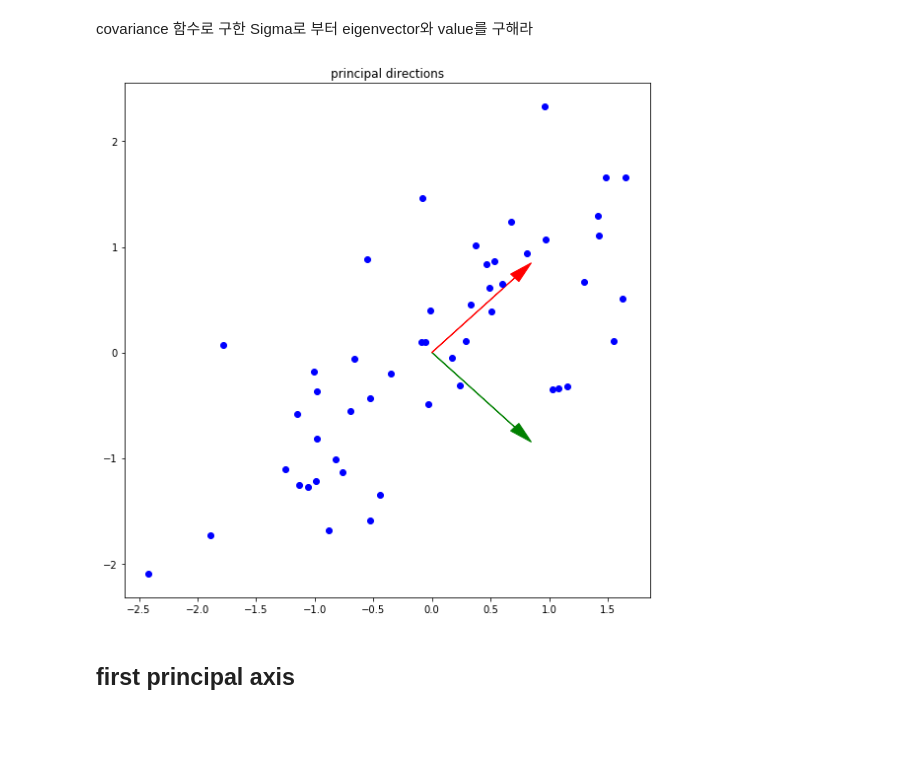
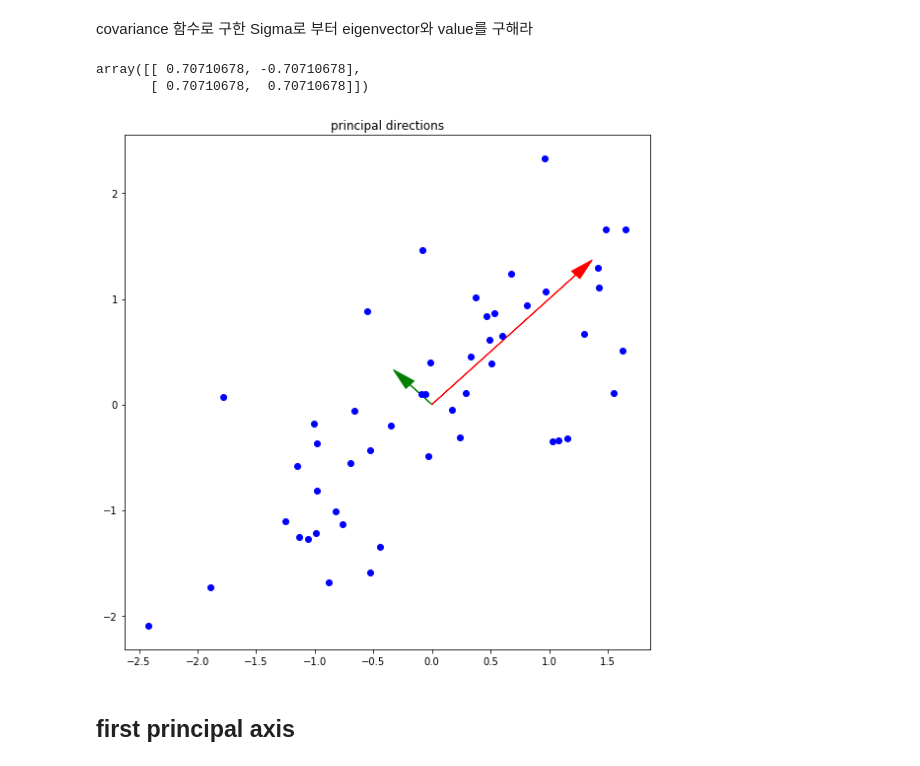
Before and after one commit to chan0139/assignment-machine-learning, a Jupyter notebook: 12/assignment_12.ipynb, the cells around one changed output. Drawn from its saved outputs; the diff is of its cells as text; code cells hidden in the pictures; blank space fills up the shorter version.

```diff
--- a/12/assignment_12.ipynb
+++ b/12/assignment_12.ipynb
@@ -104,18 +104,23 @@ def compute_eigen(X):
 X = compute_covariance(feature_normal)
 # %%
 S, U = compute_eigen(X)
+# %%
+U
+# %% [output]
+array([[ 0.70710678, -0.70710678],
+       [ 0.70710678,  0.70710678]])
 # %%
 plt.figure(figsize=(8,8))
 plt.title('principal directions')
 
 ax = plt.axes()
-ax.arrow(0, 0, U[0][0], U[0][1], head_width=0.1, head_length=0.2, fc='g', ec='g')
-ax.arrow(0, 0, U[1][0], U[1][1], head_width=0.1, head_length=0.2, fc='r', ec='r')
+ax.arrow(0, 0, U[0][0]*S[0], U[1][0]*S[0], head_width=0.1, head_length=0.2, fc='r', ec='r')
+ax.arrow(0, 0, U[0][1]*S[1], U[1][1]*S[1], head_width=0.1, head_length=0.2, fc='g', ec='g')
 plt.plot(x_normal, y_normal,'o', color='blue')
 plt.tight_layout()
 plt.show()
 # %% [output]
-[figure, old version]
+[figure, new version]
 # %% [markdown]
 ## first principal axis
 # %%
```
